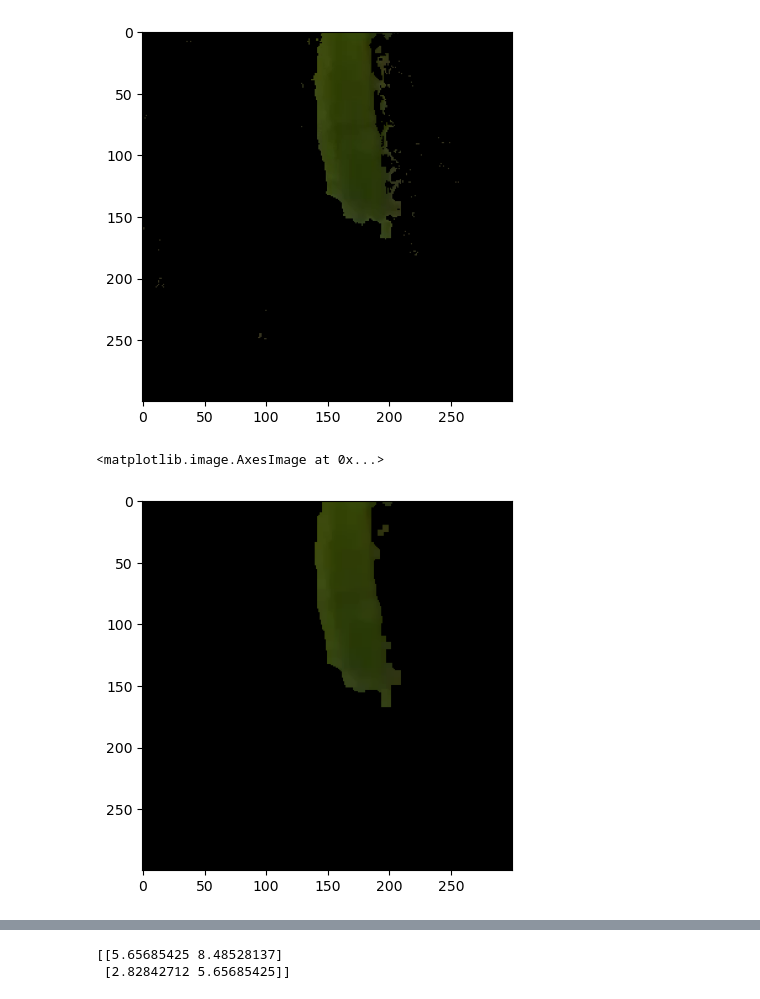
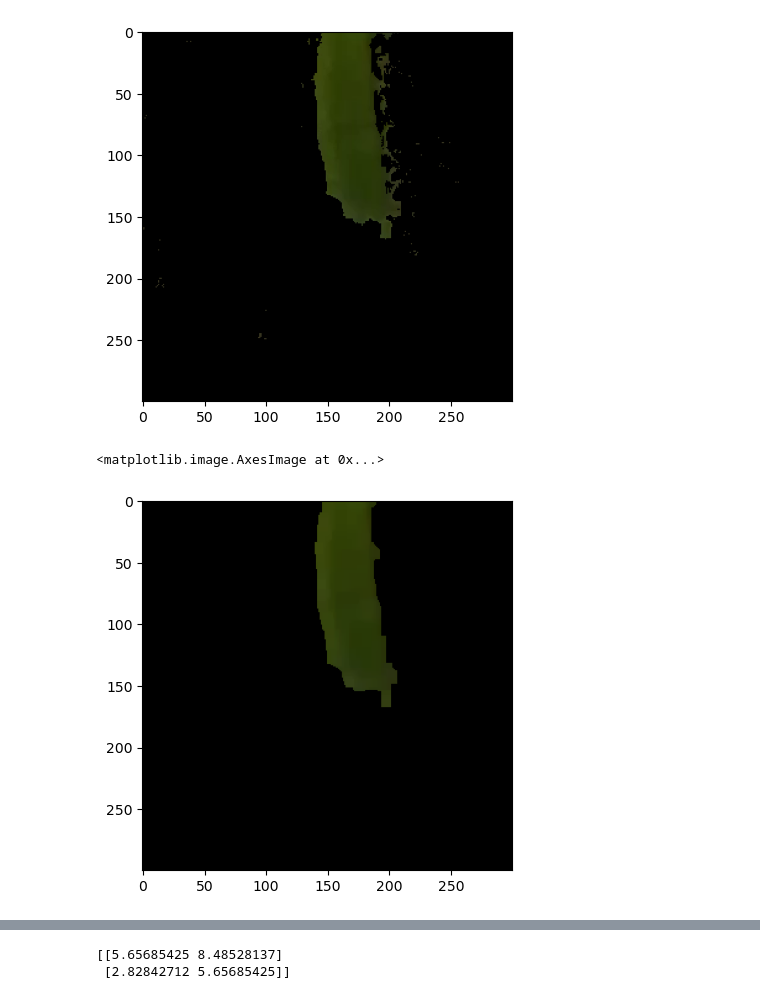
Before and after one commit to pstat197/capstone-eemb-patrick, a Jupyter notebook: scripts/Adaptive Correlation Particle Filter.ipynb, the cells around one changed output, grey strips where cells are left out. Cells and saved outputs as stored; diff of their text form; code cells hidden in the pictures.

```diff
--- a/scripts/Adaptive Correlation Particle Filter.ipynb
+++ b/scripts/Adaptive Correlation Particle Filter.ipynb
@@ -199,13 +279,15 @@ plt.imshow(converted_new)
 <matplotlib.image.AxesImage at 0x...>
 [figure]
 # %%
-kernel = cv2.getStructuringElement(cv2.MORPH_RECT,(5,5))
+kernel = cv2.getStructuringElement(cv2.MORPH_RECT,(7,7))
 result = cv2.morphologyEx(converted_new, cv2.MORPH_OPEN, kernel)
 result = cv2.morphologyEx(result, cv2.MORPH_CLOSE, kernel)
+result = cv2.morphologyEx(result, cv2.MORPH_CLOSE, kernel)
+result = cv2.morphologyEx(result, cv2.MORPH_CLOSE, kernel)
 plt.imshow(result)
 # %% [output]
 <matplotlib.image.AxesImage at 0x...>
-[figure, old version]
+[figure, new version]
 # %%
 # draw contours on thresholded results
 gray = cv2.cvtColor(result, cv2.COLOR_BGR2GRAY)
```
Also changed, not shown: parts of 32 cells of this notebook.
